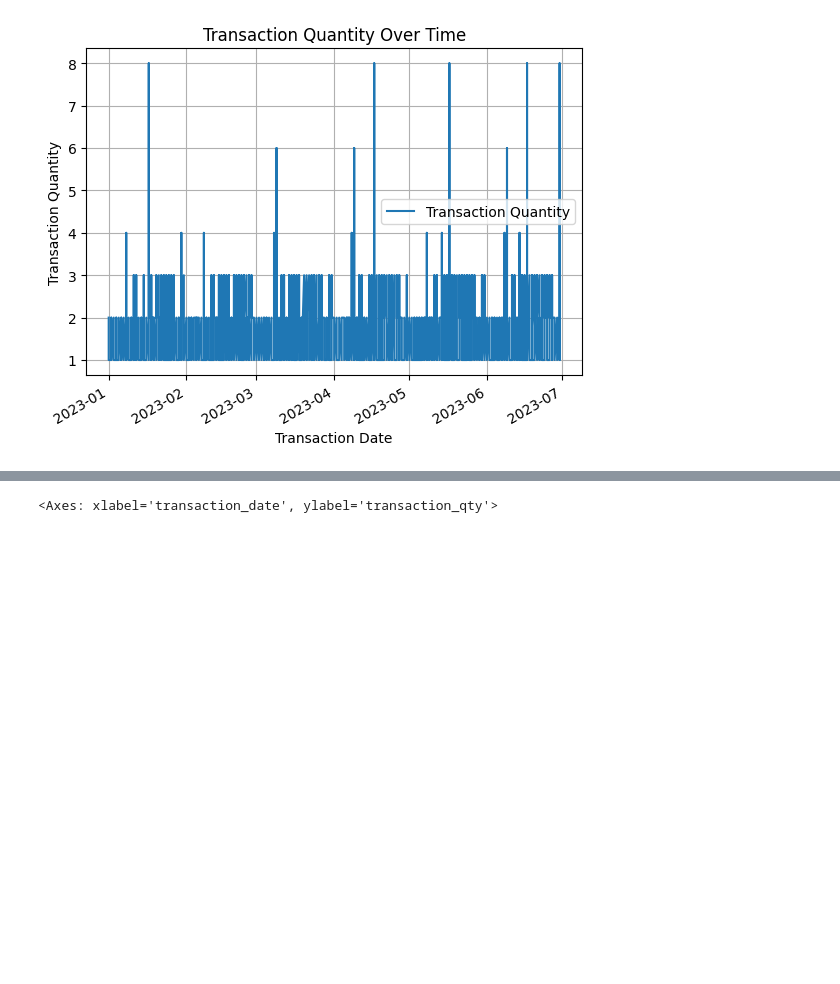
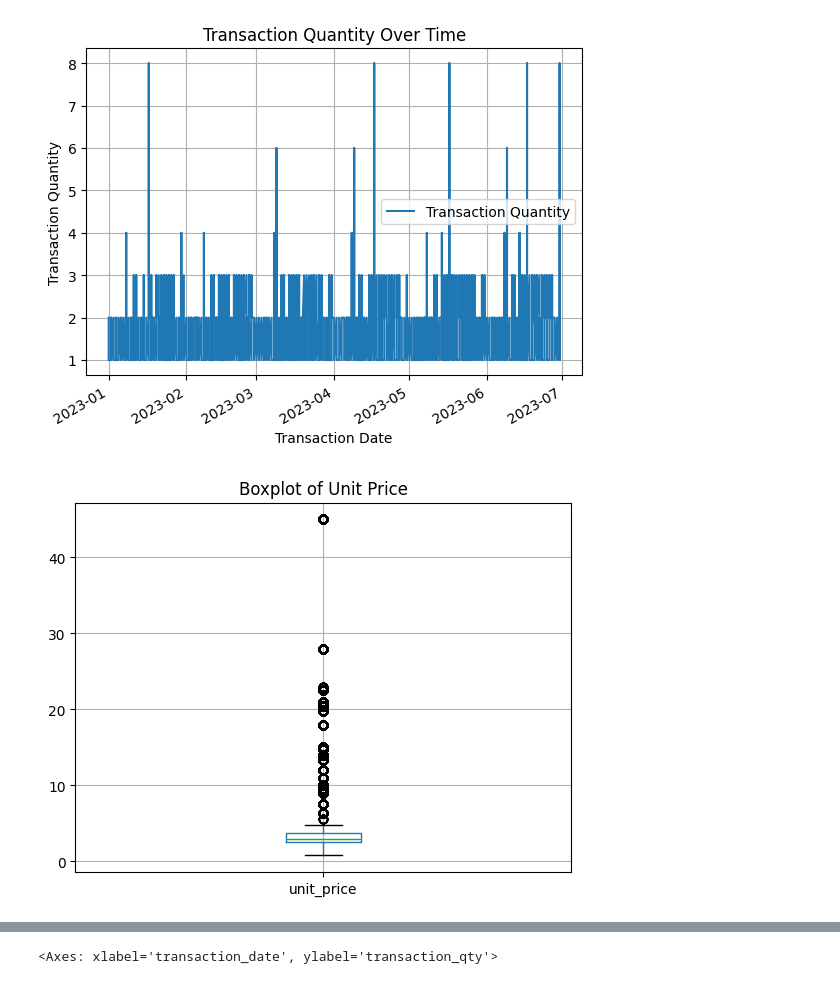
Before and after one commit to LordMelodias/pandas_series, a Jupyter notebook: topic12.ipynb, the cells around one changed output, grey strips where cells are left out. Cells and saved outputs as stored; diff of their text form; code cells hidden in the pictures; blank space fills up the shorter version.

```diff
--- a/topic12.ipynb
+++ b/topic12.ipynb
@@ -164,3 +164,10 @@ ax.grid(True)
 # %%
 import seaborn as sns
 import matplotlib.pyplot as plt
+# %%
+df.boxplot(column="unit_price")
+
+plt.title("Boxplot of Unit Price")
+plt.show()
+# %% [output]
+[figure, added]
```
Also changed, not shown: parts of 1 cell of this notebook.
